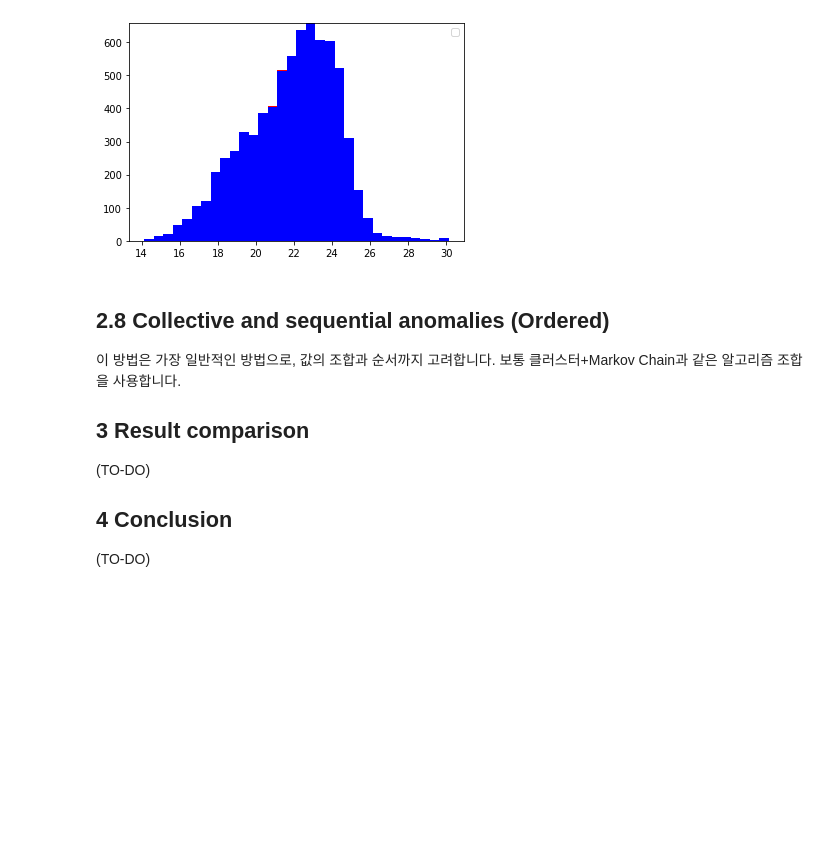
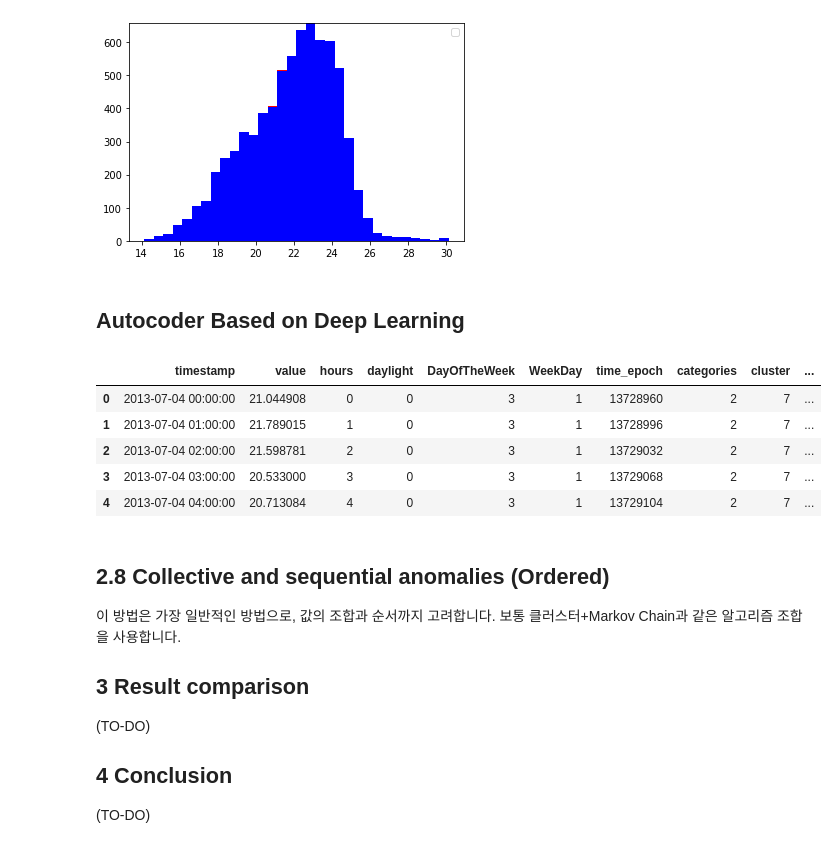
Before and after one commit to Yukkiasuna-sao/Anomaly_Detection, a Jupyter notebook: ipynb_translation/unsupervised-anomaly-detection.ipynb, the cells around one changed output. Drawn from its saved outputs; the diff is of its cells as text; code cells hidden in the pictures; blank space fills up the shorter version.

```diff
--- a/ipynb_translation/unsupervised-anomaly-detection.ipynb
+++ b/ipynb_translation/unsupervised-anomaly-detection.ipynb
@@ -1071,6 +1078,17 @@ plt.show()
 # %% [output]
 No handles with labels found to put in legend.
 [figure]
+# %% [markdown]
+## Autocoder Based on Deep Learning
+# %%
+df.head()
+# %% [output]
+|  | timestamp | value | hours | daylight | DayOfTheWeek | WeekDay | time_epoch | categories | cluster | ... |
+| 0 | 2013-07-04 00:00:00 | 21.044908 | 0 | 0 | 3 | 1 | 13728960 | 2 | 7 | ... |
+| 1 | 2013-07-04 01:00:00 | 21.789015 | 1 | 0 | 3 | 1 | 13728996 | 2 | 7 | ... |
+| 2 | 2013-07-04 02:00:00 | 21.598781 | 2 | 0 | 3 | 1 | 13729032 | 2 | 7 | ... |
+| 3 | 2013-07-04 03:00:00 | 20.533000 | 3 | 0 | 3 | 1 | 13729068 | 2 | 7 | ... |
+| 4 | 2013-07-04 04:00:00 | 20.713084 | 4 | 0 | 3 | 1 | 13729104 | 2 | 7 | ... |
 # %% [markdown]
 ## 2.8 Collective and sequential anomalies (Ordered)
 이 방법은 가장 일반적인 방법으로, 값의 조합과 순서까지 고려합니다. 보통 클러스터+Markov Chain과 같은 알고리즘 조합을 사용합니다.
```
Also changed, not shown: parts of 3 cells of this notebook, 2 other files.
